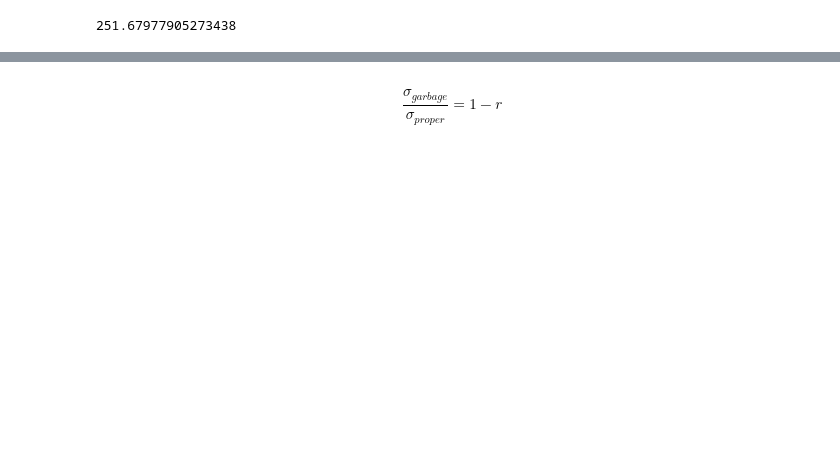
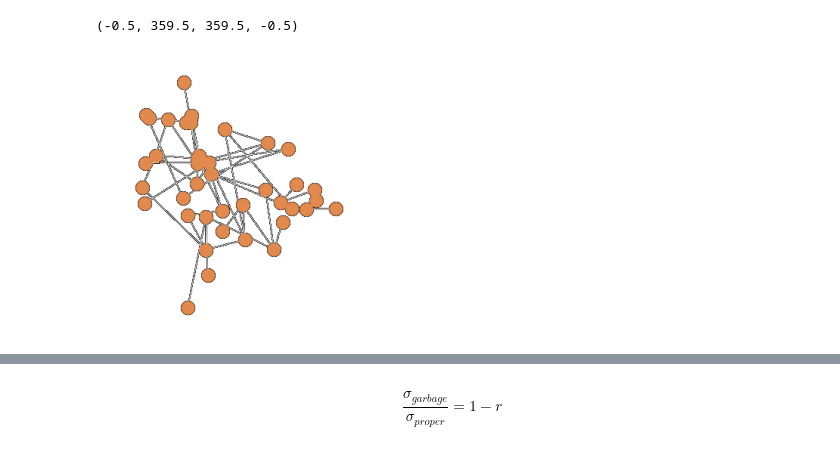
Before and after one commit to zhenxingCui/deepgd, a Jupyter notebook: layouts.ipynb, the cells around one changed output, grey strips where cells are left out. Cells and saved outputs as stored; diff of their text form; code cells hidden in the pictures; blank space fills up the shorter version.

```diff
--- a/layouts.ipynb
+++ b/layouts.ipynb
@@ -173,4 +188,0 @@ pos = get_proper_layout(G)
-# %%
-get_stress(pos, data)
-# %% [output]
-251.67977905273438
@@ -176,0 +191,10 @@ get_stress(pos, data)
+# %%
+img = 1 - cv2.imread(f"/Users/chuhan/Downloads/0.png")
+img = np.fliplr(img.reshape(-1,3)).reshape(img.shape)
+img = np.concatenate([img, 255 * (1 - np.all(img == 2, axis=2)[:,:,None])], axis=2)
+plt.figure(figsize=[5,5])
+plt.imshow(img)
+plt.axis('off')
+# %% [output]
+(-0.5, 359.5, 359.5, -0.5)
+[figure, added]
```
Also changed, not shown: parts of 19 cells of this notebook, 23 other files.
